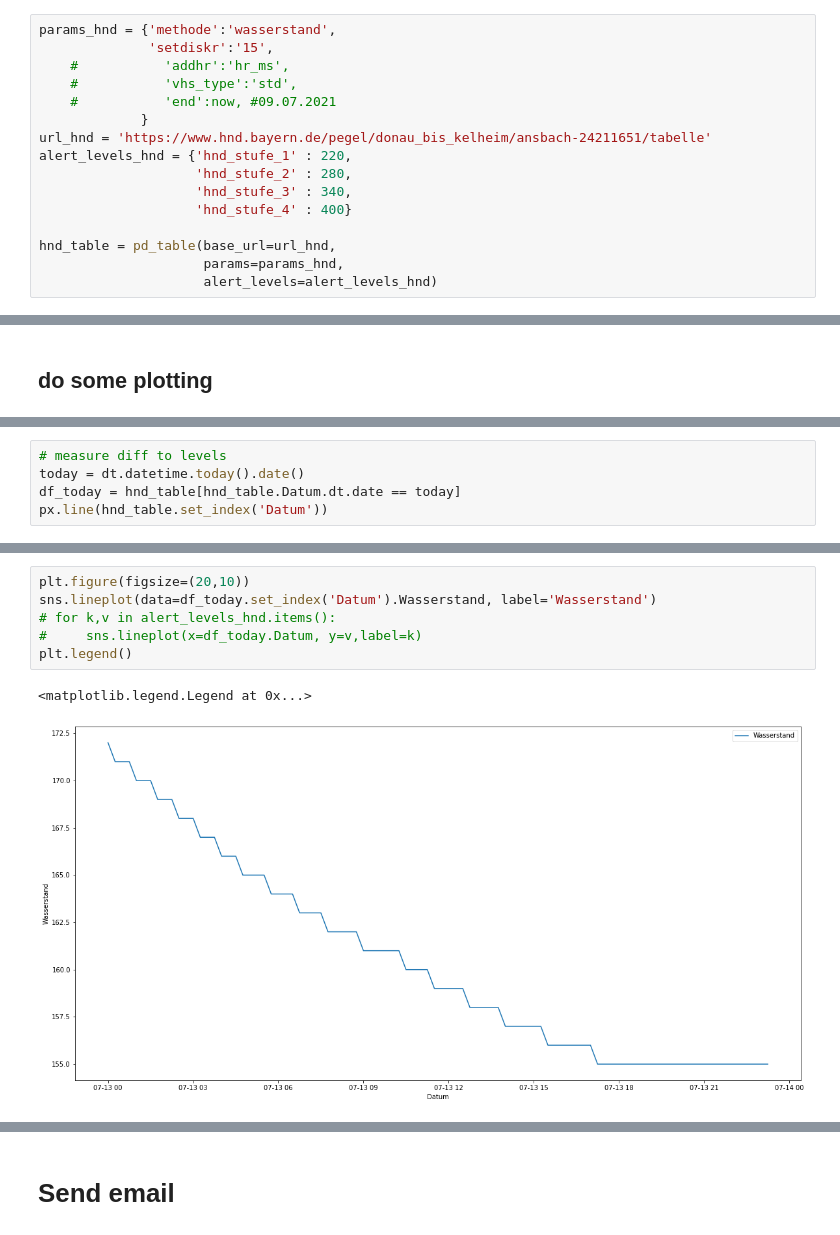
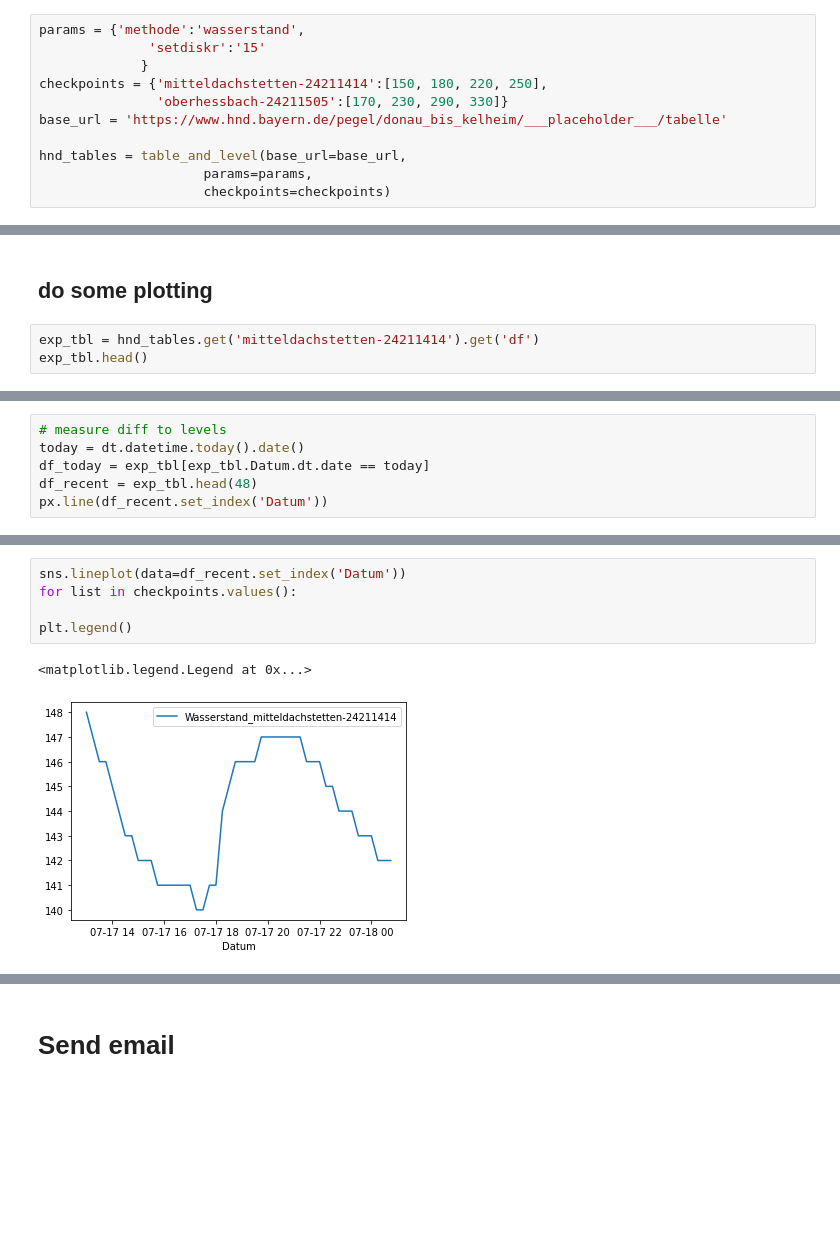
Before and after one commit to moritzgeiger/flood_alert, a Jupyter notebook: notebooks/test_mails.ipynb, the cells around one changed output, grey strips where cells are left out. Saved outputs shown, nothing was run; the diff lists cells and outputs as text; blank space fills up the shorter version.

```diff
--- a/notebooks/test_mails.ipynb
+++ b/notebooks/test_mails.ipynb
@@ -71,18 +91,13 @@ gkd_table.head()
 # %% [markdown]
 ## HND
 # %%
-params_hnd = {'methode':'wasserstand',
-              'setdiskr':'15',
-    #           'addhr':'hr_ms',
-    #           'vhs_type':'std',
-    #           'end':now, #09.07.2021
+params = {'methode':'wasserstand',
+              'setdiskr':'15'
              }
-url_hnd = 'https://www.hnd.bayern.de/pegel/donau_bis_kelheim/ansbach-24211651/tabelle'
-alert_levels_hnd = {'hnd_stufe_1' : 220,
-                    'hnd_stufe_2' : 280,
-                    'hnd_stufe_3' : 340,
-                    'hnd_stufe_4' : 400}
+checkpoints = {'mitteldachstetten-24211414':[150, 180, 220, 250],
+               'oberhessbach-24211505':[170, 230, 290, 330]}
+base_url = 'https://www.hnd.bayern.de/pegel/donau_bis_kelheim/___placeholder___/tabelle'
 
-hnd_table = pd_table(base_url=url_hnd,
-                     params=params_hnd,
-                     alert_levels=alert_levels_hnd)
+hnd_tables = table_and_level(base_url=base_url,
+                     params=params,
+                     checkpoints=checkpoints)
@@ -89,2 +108,5 @@ hnd_table = pd_table(base_url=url_hnd,
 # %% [markdown]
 ## do some plotting
+# %%
+exp_tbl = hnd_tables.get('mitteldachstetten-24211414').get('df')
+exp_tbl.head()
@@ -91,7 +120,8 @@ hnd_table = pd_table(base_url=url_hnd,
 # %%
 # measure diff to levels
 today = dt.datetime.today().date()
-df_today = hnd_table[hnd_table.Datum.dt.date == today]
-px.line(hnd_table.set_index('Datum'))
+df_today = exp_tbl[exp_tbl.Datum.dt.date == today]
+df_recent = exp_tbl.head(48)
+px.line(df_recent.set_index('Datum'))
 # %% [output]
 [interactive output not drawn]
@@ -99,10 +128,9 @@ px.line(hnd_table.set_index('Datum'))
 # %%
-plt.figure(figsize=(20,10))
-sns.lineplot(data=df_today.set_index('Datum').Wasserstand, label='Wasserstand')
-# for k,v in alert_levels_hnd.items():
-#     sns.lineplot(x=df_today.Datum, y=v,label=k)
+sns.lineplot(data=df_recent.set_index('Datum'))
+for list in checkpoints.values():
+
 plt.legend()
 # %% [output]
 <matplotlib.legend.Legend at 0x...>
-[figure, old version]
+[figure, new version]
 # %%
```
Also changed, not shown: parts of 21 cells of this notebook, 4 other files.
